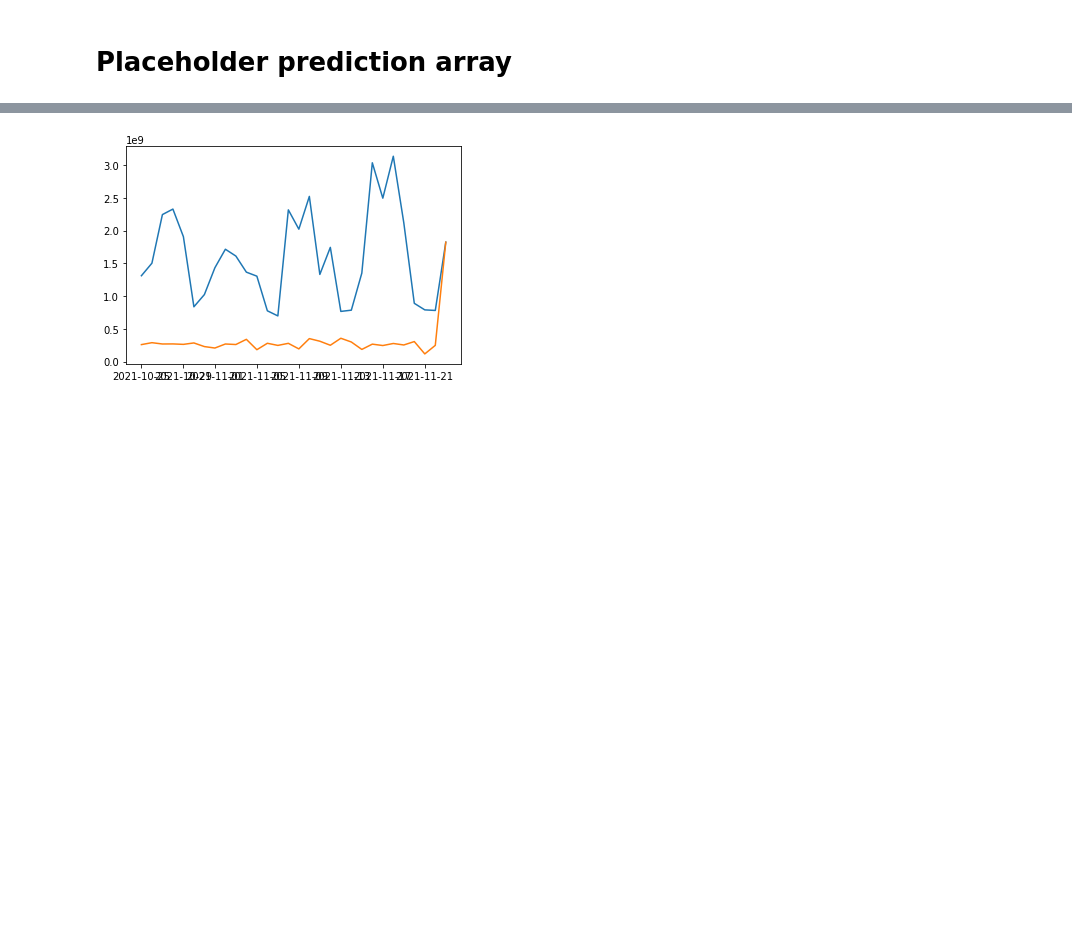
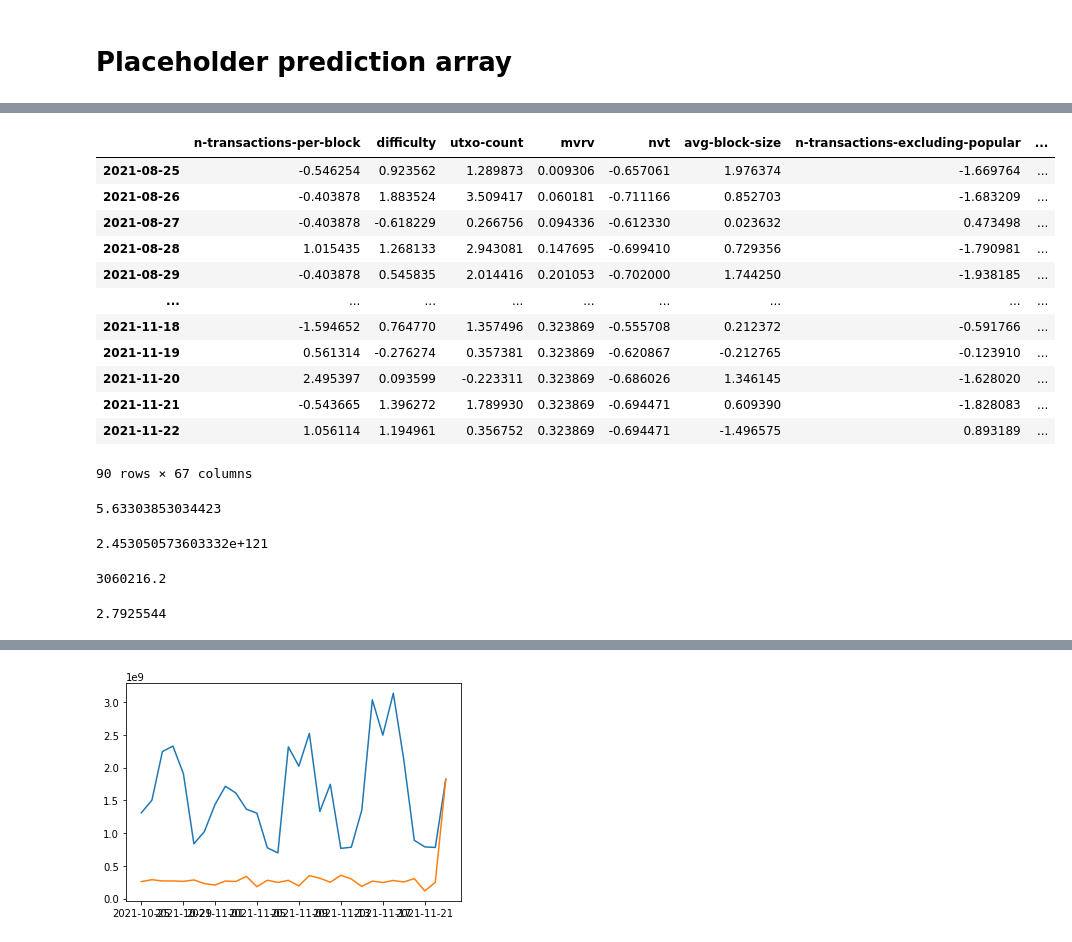
Before and after one commit to michelangelo89/btc_sent_fc, a Jupyter notebook: notebooks/ss_post_proc.ipynb, the cells around one changed output, grey strips where cells are left out. Cells and saved outputs as stored; diff of their text form; code cells hidden in the pictures; blank space fills up the shorter version.

```diff
--- a/notebooks/ss_post_proc.ipynb
+++ b/notebooks/ss_post_proc.ipynb
@@ -306,0 +359,2 @@ To enable them in other operations, rebuild TensorFlow with the appropriate comp
+# %%
+X_pred = np.zeros((1, 90, 67))
@@ -307,3 +405,35 @@ To enable them in other operations, rebuild TensorFlow with the appropriate comp
+# %%
+X_pred_temp
+# %% [output]
+|  | n-transactions-per-block | difficulty | utxo-count | mvrv | nvt | avg-block-size | n-transactions-excluding-popular | ... |
+| 2021-08-25 | -0.546254 | 0.923562 | 1.289873 | 0.009306 | -0.657061 | 1.976374 | -1.669764 | ... |
+| 2021-08-26 | -0.403878 | 1.883524 | 3.509417 | 0.060181 | -0.711166 | 0.852703 | -1.683209 | ... |
+| 2021-08-27 | -0.403878 | -0.618229 | 0.266756 | 0.094336 | -0.612330 | 0.023632 | 0.473498 | ... |
+| 2021-08-28 | 1.015435 | 1.268133 | 2.943081 | 0.147695 | -0.699410 | 0.729356 | -1.790981 | ... |
+| 2021-08-29 | -0.403878 | 0.545835 | 2.014416 | 0.201053 | -0.702000 | 1.744250 | -1.938185 | ... |
+| ... | ... | ... | ... | ... | ... | ... | ... | ... |
+| 2021-11-18 | -1.594652 | 0.764770 | 1.357496 | 0.323869 | -0.555708 | 0.212372 | -0.591766 | ... |
+| 2021-11-19 | 0.561314 | -0.276274 | 0.357381 | 0.323869 | -0.620867 | -0.212765 | -0.123910 | ... |
+| 2021-11-20 | 2.495397 | 0.093599 | -0.223311 | 0.323869 | -0.686026 | 1.346145 | -1.628020 | ... |
+| 2021-11-21 | -0.543665 | 1.396272 | 1.789930 | 0.323869 | -0.694471 | 0.609390 | -1.828083 | ... |
+| 2021-11-22 | 1.056114 | 1.194961 | 0.356752 | 0.323869 | -0.694471 | -1.496575 | 0.893189 | ... |
+90 rows × 67 columns
+# %%
+np.exp(1.728649)
+# %% [output]
+5.63303853034423
+# %%
+np.exp(np.exp(np.exp(1.728649)))
+# %% [output]
+2.453050573603332e+121
+# %%
+np.exp(np.exp(np.exp(y_pred[0][0])))
+# %% [output]
+3060216.2
+# %%
+predict(file_name="real_1")
+# %% [output]
+2.7925544
 # %%
 predictions = []
 for i in range(1, 31):
```
Also changed, not shown: parts of 35 cells of this notebook, 2 other files.
